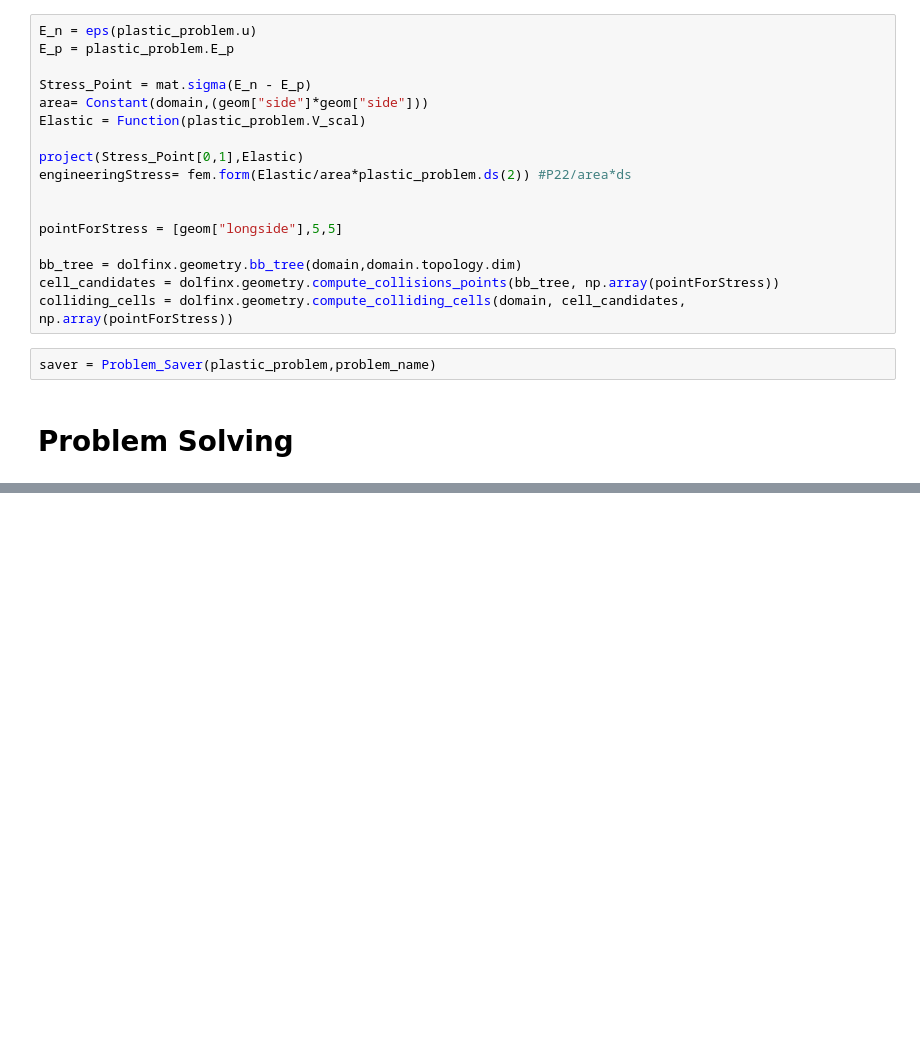
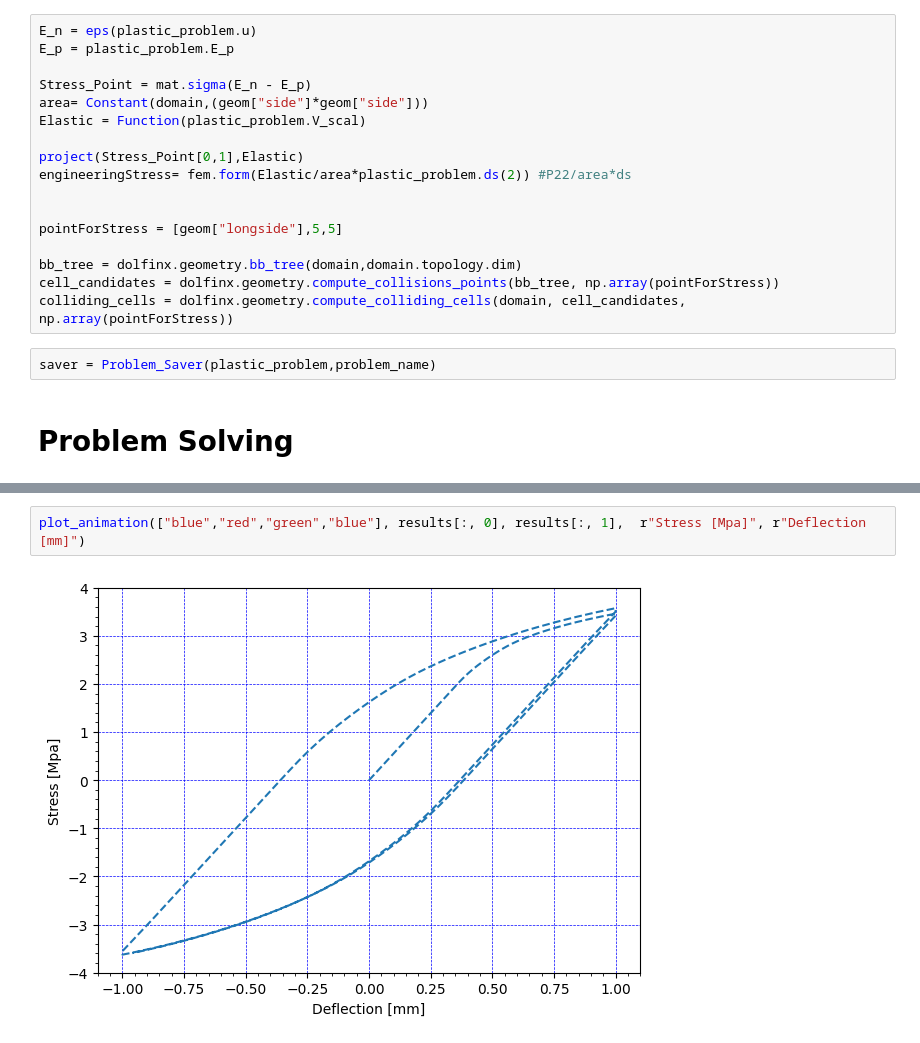
Before and after one commit to jorgenin/2.077-Fenicsx-Plasticity, a Jupyter notebook: 3d_Plasticity_Bending.ipynb, the cells around one changed output, grey strips where cells are left out. Cells and saved outputs as stored; diff of their text form; blank space fills up the shorter version.

```diff
--- a/3d_Plasticity_Bending.ipynb
+++ b/3d_Plasticity_Bending.ipynb
@@ -289,0 +338,4 @@ results[-1,1]
+# %%
+plot_animation(["blue","red","green","blue"], results[:, 0], results[:, 1],  r"Stress [Mpa]", r"Deflection [mm]")
+# %% [output]
+[figure, added]
```
Also changed, not shown: parts of 6 cells of this notebook, 3 other files.
